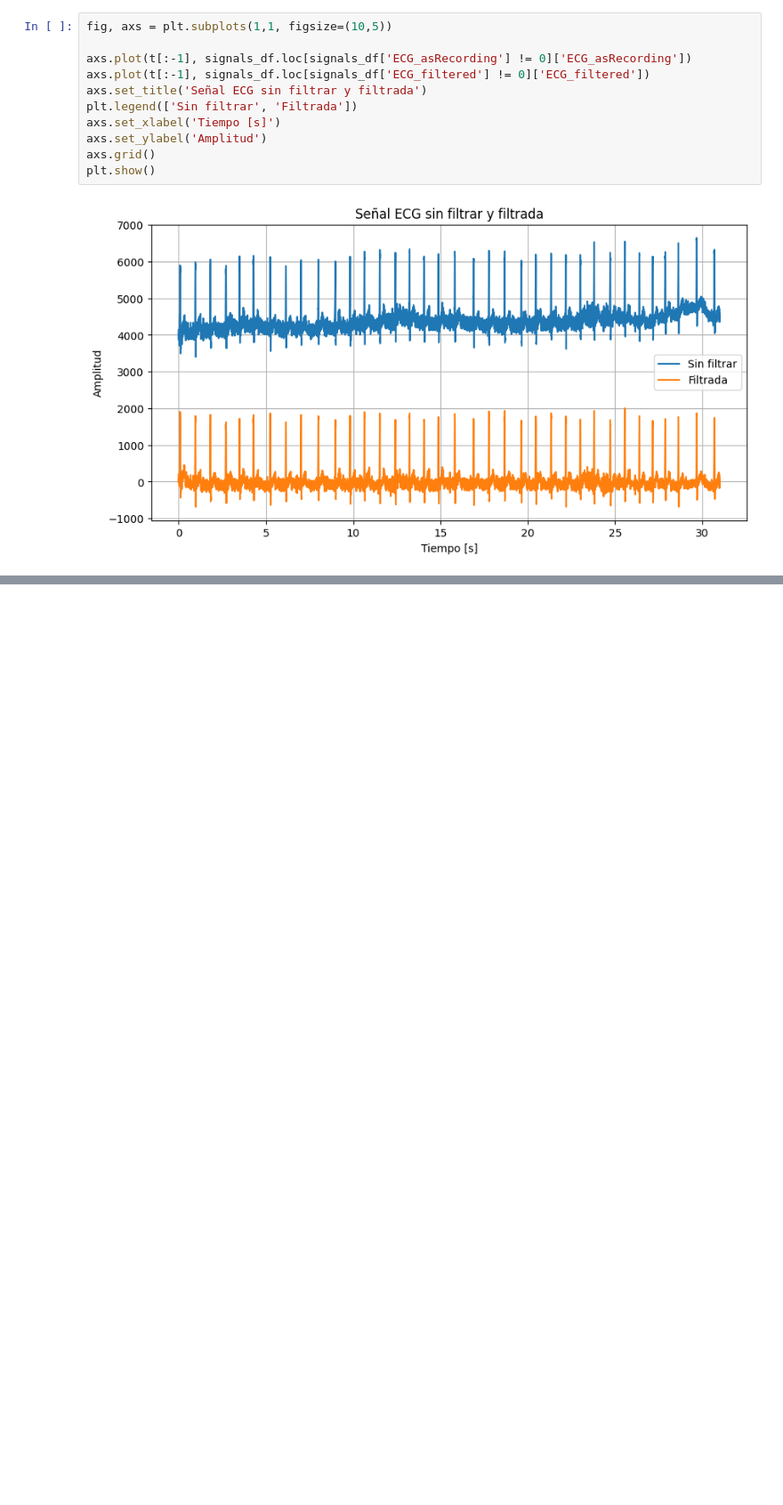
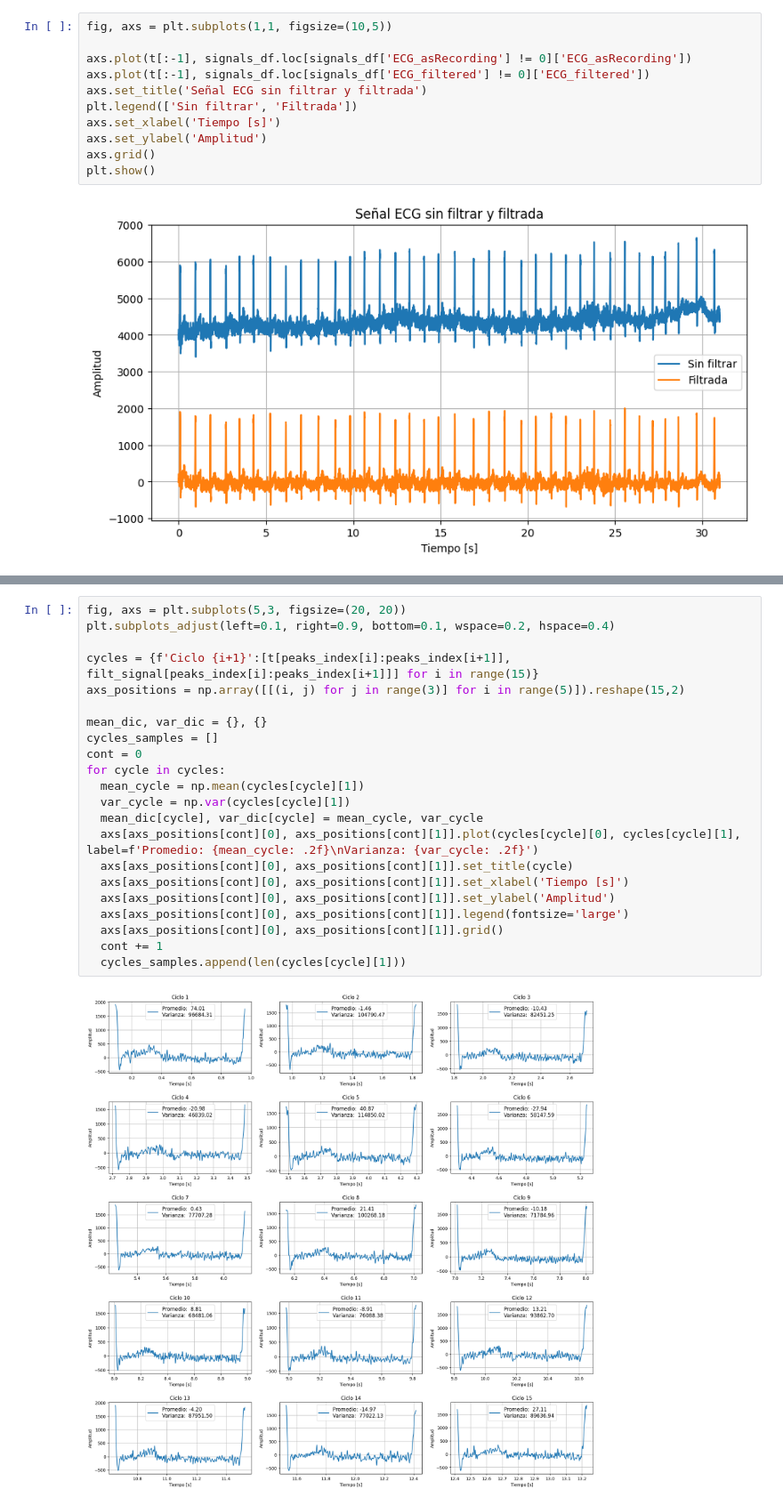
Before and after one commit to marianayarce1224/lab_biosenales, a Jupyter notebook: PRACTICA3/P3_Parte1_Python_G3.ipynb, the cells around one changed output, grey strips where cells are left out. Shown at 89% size. Cells and saved outputs as stored; diff of their text form; blank space fills up the shorter version.

```diff
--- a/PRACTICA3/P3_Parte1_Python_G3.ipynb
+++ b/PRACTICA3/P3_Parte1_Python_G3.ipynb
@@ -101,0 +185,24 @@ A partir de lo anterior, se puede teorizar que el filtro utilizado tiene un comp
+# %%
+fig, axs = plt.subplots(5,3, figsize=(20, 20))
+plt.subplots_adjust(left=0.1, right=0.9, bottom=0.1, wspace=0.2, hspace=0.4)
+
+cycles = {f'Ciclo {i+1}':[t[peaks_index[i]:peaks_index[i+1]], filt_signal[peaks_index[i]:peaks_index[i+1]]] for i in range(15)}
+axs_positions = np.array([[(i, j) for j in range(3)] for i in range(5)]).reshape(15,2)
+
+mean_dic, var_dic = {}, {}
+cycles_samples = []
+cont = 0
+for cycle in cycles:
+  mean_cycle = np.mean(cycles[cycle][1])
+  var_cycle = np.var(cycles[cycle][1])
+  mean_dic[cycle], var_dic[cycle] = mean_cycle, var_cycle
+  axs[axs_positions[cont][0], axs_positions[cont][1]].plot(cycles[cycle][0], cycles[cycle][1], label=f'Promedio: {mean_cycle: .2f}\nVarianza: {var_cycle: .2f}')
+  axs[axs_positions[cont][0], axs_positions[cont][1]].set_title(cycle)
+  axs[axs_positions[cont][0], axs_positions[cont][1]].set_xlabel('Tiempo [s]')
+  axs[axs_positions[cont][0], axs_positions[cont][1]].set_ylabel('Amplitud')
+  axs[axs_positions[cont][0], axs_positions[cont][1]].legend(fontsize='large')
+  axs[axs_positions[cont][0], axs_positions[cont][1]].grid()
+  cont += 1
+  cycles_samples.append(len(cycles[cycle][1]))
+# %% [output]
+[figure, added]
```
Also changed, not shown: parts of 38 cells of this notebook.
